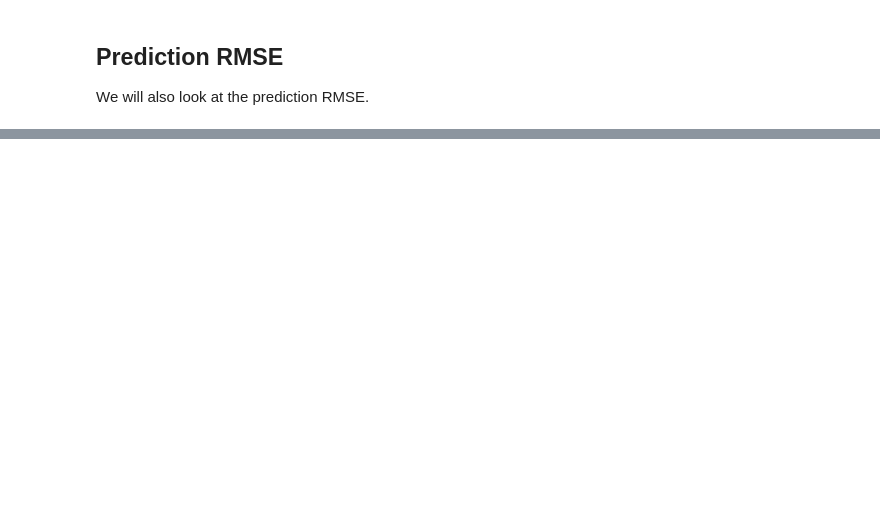
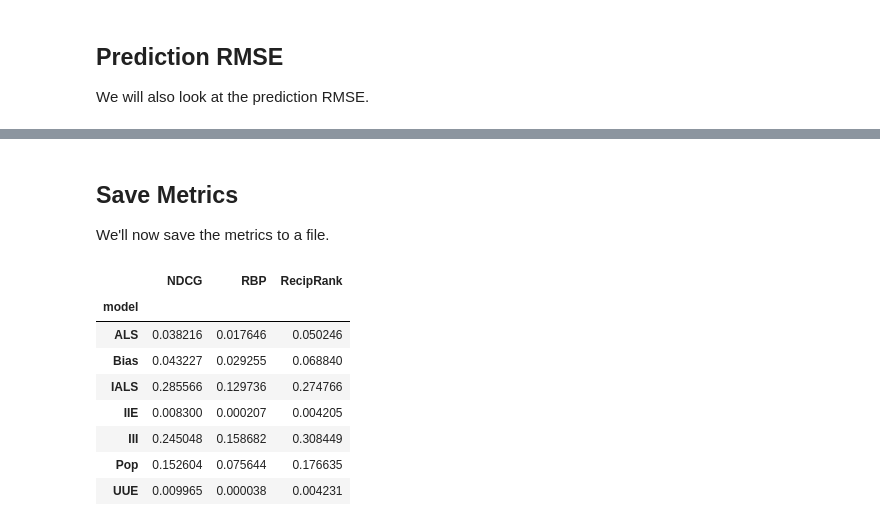
Before and after one commit to lenskit/lk-demo-experiment, a Jupyter notebook: eval-report.ml10m.ipynb, the cells around one changed output, grey strips where cells are left out. Cells and saved outputs as stored; diff of their text form; code cells hidden in the pictures; blank space fills up the shorter version.

```diff
--- a/eval-report.ml10m.ipynb
+++ b/eval-report.ml10m.ipynb
@@ -303,0 +135,17 @@ sns.catplot(x='algorithm', y='RMSE', data=user_rmse, kind='bar')
+# %% [markdown]
+## Save Metrics
+
+We'll now save the metrics to a file.
+# %%
+rlsum = rec_results.list_summary('model')['mean'].unstack()
+rlsum
+# %% [output]
+|  | NDCG | RBP | RecipRank |
+| model |  |  |  |
+| ALS | 0.038216 | 0.017646 | 0.050246 |
+| Bias | 0.043227 | 0.029255 | 0.068840 |
+| IALS | 0.285566 | 0.129736 | 0.274766 |
+| IIE | 0.008300 | 0.000207 | 0.004205 |
+| III | 0.245048 | 0.158682 | 0.308449 |
+| Pop | 0.152604 | 0.075644 | 0.176635 |
+| UUE | 0.009965 | 0.000038 | 0.004231 |
```
Also changed, not shown: parts of 49 cells of this notebook, 8 other files.
